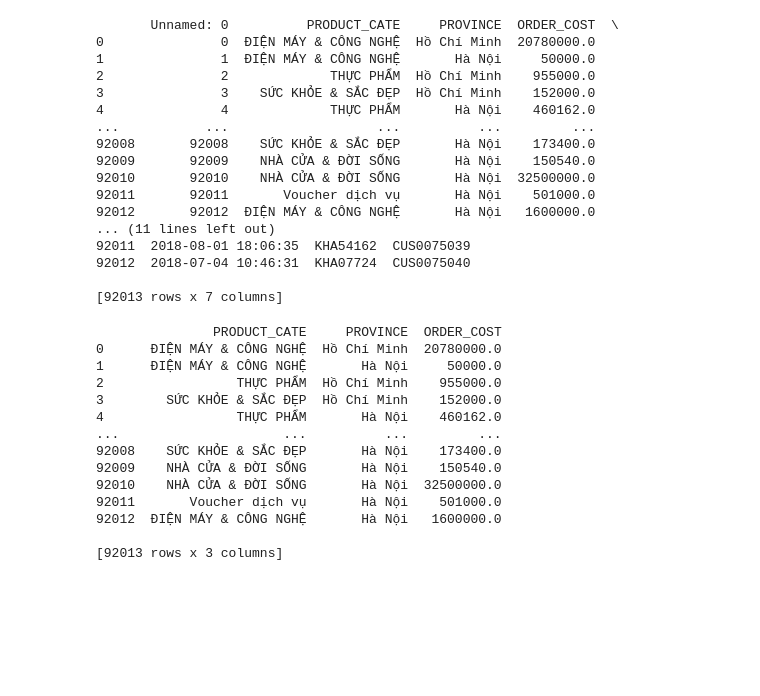
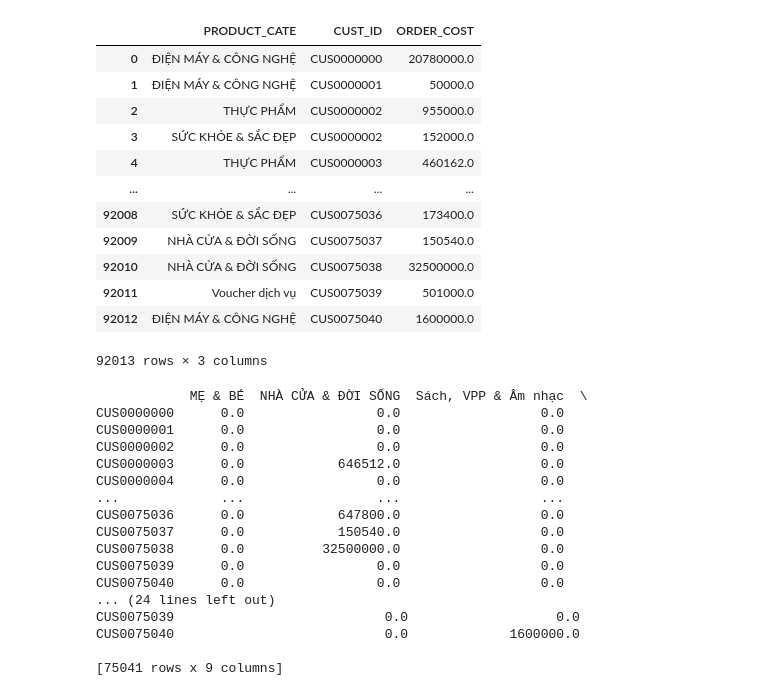
Before and after one commit to vinhphuctadang/data-mining, a Jupyter notebook: day3/ABC_CustomerSpending.ipynb, the cells around one changed output. Drawn from its saved outputs; the diff is of its cells as text; code cells hidden in the pictures; blank space fills up the shorter version.

Commit message:
add iris and customer

```diff
--- a/day3/ABC_CustomerSpending.ipynb
+++ b/day3/ABC_CustomerSpending.ipynb
@@ -1,22 +1,18 @@
 # %%
 import pandas
 df = pandas.read_csv('https://raw.githubusercontent.com/ltdaovn/dataset/master/ABC_customerSpending.csv')
-print(df)
+X = df.loc[:, ['PRODUCT_CATE', 'CUST_ID', 'ORDER_COST']]
 # %% [output]
+|  | PRODUCT_CATE | CUST_ID | ORDER_COST |
+| 0 | ĐIỆN MÁY & CÔNG NGHỆ | CUS0000000 | 20780000.0 |
+| 1 | ĐIỆN MÁY & CÔNG NGHỆ | CUS0000001 | 50000.0 |
+| 2 | THỰC PHẨM | CUS0000002 | 955000.0 |
+| 3 | SỨC KHỎE & SẮC ĐẸP | CUS0000002 | 152000.0 |
+| 4 | THỰC PHẨM | CUS0000003 | 460162.0 |
+| ... | ... | ... | ... |
+| 92008 | SỨC KHỎE & SẮC ĐẸP | CUS0075036 | 173400.0 |
+| 92009 | NHÀ CỬA & ĐỜI SỐNG | CUS0075037 | 150540.0 |
+| 92010 | NHÀ CỬA & ĐỜI SỐNG | CUS0075038 | 32500000.0 |
+| 92011 | Voucher dịch vụ | CUS0075039 | 501000.0 |
+| 92012 | ĐIỆN MÁY & CÔNG NGHỆ | CUS0075040 | 1600000.0 |
-       Unnamed: 0          PRODUCT_CATE     PROVINCE  ORDER_COST  \
-0               0  ĐIỆN MÁY & CÔNG NGHỆ  Hồ Chí Minh  20780000.0
-1               1  ĐIỆN MÁY & CÔNG NGHỆ       Hà Nội     50000.0
-2               2             THỰC PHẨM  Hồ Chí Minh    955000.0
-3               3    SỨC KHỎE & SẮC ĐẸP  Hồ Chí Minh    152000.0
-4               4             THỰC PHẨM       Hà Nội    460162.0
-...           ...                   ...          ...         ...
-92008       92008    SỨC KHỎE & SẮC ĐẸP       Hà Nội    173400.0
-92009       92009    NHÀ CỬA & ĐỜI SỐNG       Hà Nội    150540.0
-92010       92010    NHÀ CỬA & ĐỜI SỐNG       Hà Nội  32500000.0
-92011       92011       Voucher dịch vụ       Hà Nội    501000.0
-92012       92012  ĐIỆN MÁY & CÔNG NGHỆ       Hà Nội   1600000.0
-... (11 lines left out)
-92011  2018-08-01 18:06:35  KHA54162  CUS0075039
-92012  2018-07-04 10:46:31  KHA07724  CUS0075040
-
-[92013 rows x 7 columns]
+92013 rows × 3 columns
@@ -25,17 +18,0 @@ X = df.loc[:, ['PRODUCT_CATE', 'PROVINCE', 'ORDER_COST']]
-# %%
-print(X)
-# %% [output]
-               PRODUCT_CATE     PROVINCE  ORDER_COST
-0      ĐIỆN MÁY & CÔNG NGHỆ  Hồ Chí Minh  20780000.0
-1      ĐIỆN MÁY & CÔNG NGHỆ       Hà Nội     50000.0
-2                 THỰC PHẨM  Hồ Chí Minh    955000.0
-3        SỨC KHỎE & SẮC ĐẸP  Hồ Chí Minh    152000.0
-4                 THỰC PHẨM       Hà Nội    460162.0
-...                     ...          ...         ...
-92008    SỨC KHỎE & SẮC ĐẸP       Hà Nội    173400.0
-92009    NHÀ CỬA & ĐỜI SỐNG       Hà Nội    150540.0
-92010    NHÀ CỬA & ĐỜI SỐNG       Hà Nội  32500000.0
-92011       Voucher dịch vụ       Hà Nội    501000.0
-92012  ĐIỆN MÁY & CÔNG NGHỆ       Hà Nội   1600000.0
-
-[92013 rows x 3 columns]
@@ -41,0 +34,21 @@ print(X)
+# %%
+X = pandas.DataFrame(customer).T
+print(X)
+# %% [output]
+            MẸ & BÉ  NHÀ CỬA & ĐỜI SỐNG  Sách, VPP & Âm nhạc  \
+CUS0000000      0.0                 0.0                  0.0
+CUS0000001      0.0                 0.0                  0.0
+CUS0000002      0.0                 0.0                  0.0
+CUS0000003      0.0            646512.0                  0.0
+CUS0000004      0.0                 0.0                  0.0
+...             ...                 ...                  ...
+CUS0075036      0.0            647800.0                  0.0
+CUS0075037      0.0            150540.0                  0.0
+CUS0075038      0.0          32500000.0                  0.0
+CUS0075039      0.0                 0.0                  0.0
+CUS0075040      0.0                 0.0                  0.0
+... (24 lines left out)
+CUS0075039                           0.0                   0.0
+CUS0075040                           0.0             1600000.0
+
+[75041 rows x 9 columns]
```
Also changed, not shown: parts of 5 cells of this notebook, 3 other files.
